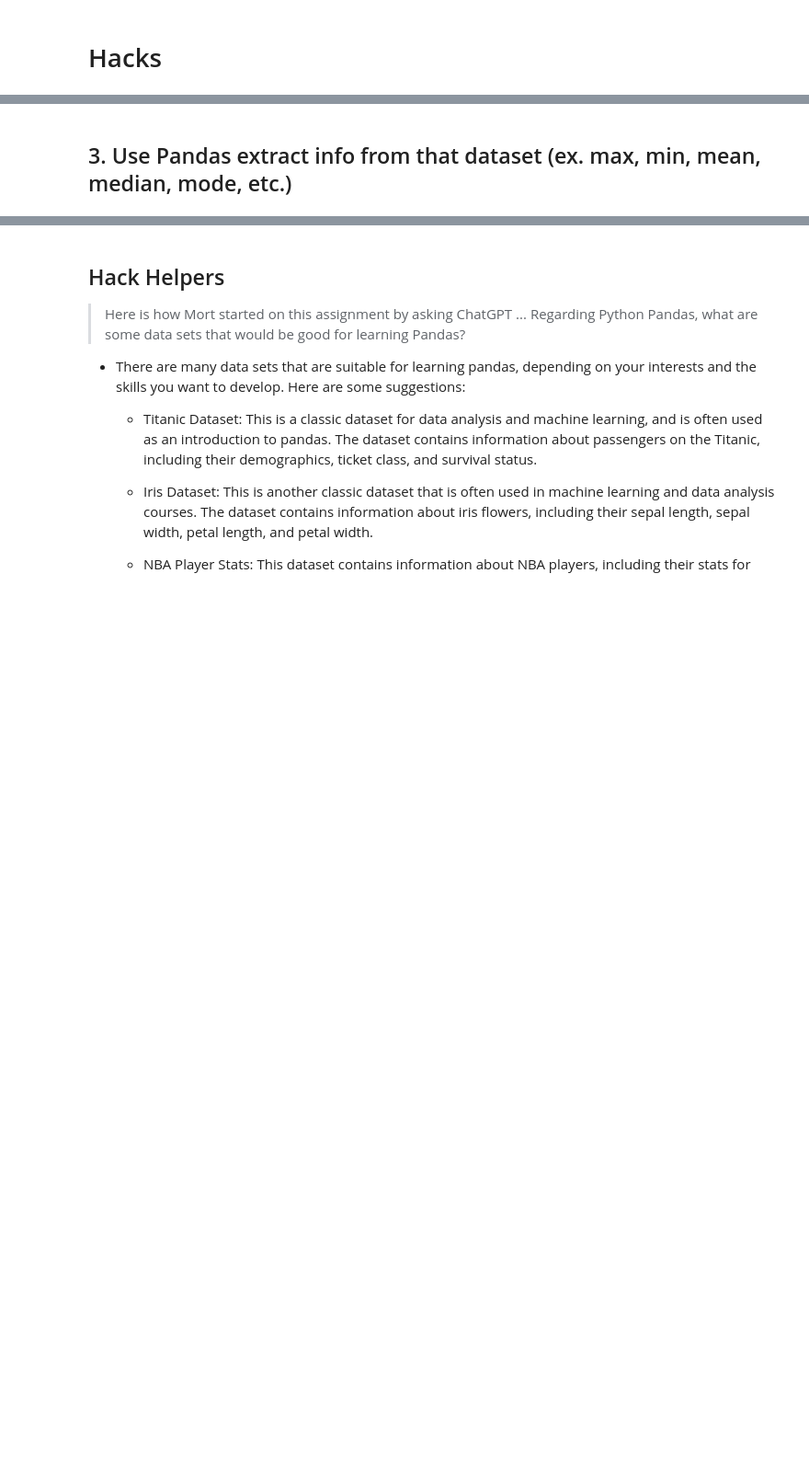
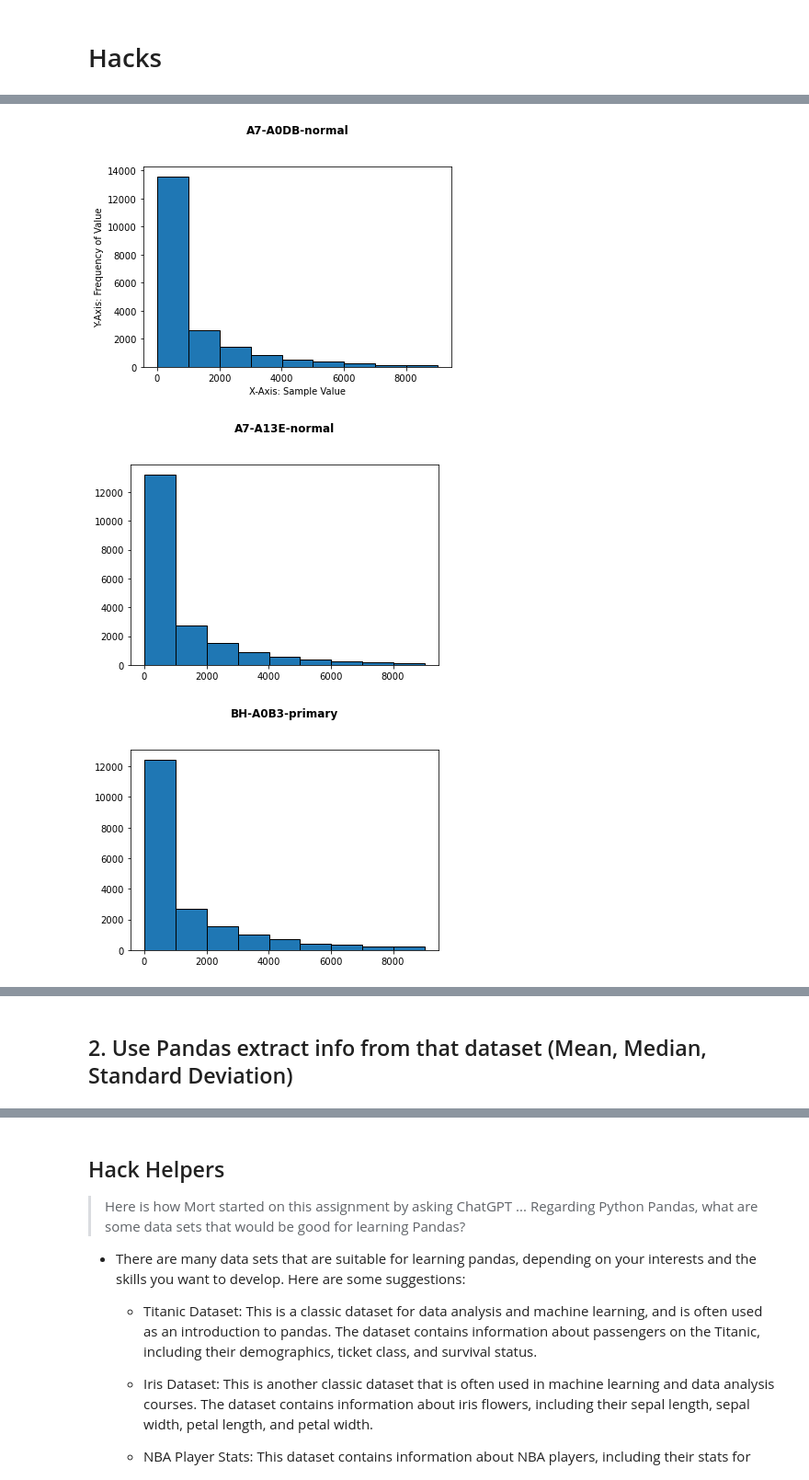
Before and after one commit to e-shen2022/APCSP_Blog, a Jupyter notebook: _notebooks/2023-03-09-AP-unit2-3.ipynb, the cells around one changed output, grey strips where cells are left out. Shown at 92% size. Saved outputs shown, nothing was run; the diff lists cells and outputs as text; code cells hidden in the pictures; blank space fills up the shorter version.

```diff
--- a/_notebooks/2023-03-09-AP-unit2-3.ipynb
+++ b/_notebooks/2023-03-09-AP-unit2-3.ipynb
@@ -304,0 +326,3 @@ fetch()
+# %%
+#Read file:
+df_2b = generate_df('2bFile.csv', summary)
@@ -304,0 +347,42 @@ fetch()
+# %%
+from matplotlib import pyplot as plt
+#Using the data in the DataFrame from #2b, plot a histogram for each of the following 4 columns
+
+#Get each column individually
+column1 = df_2b['A7-A0DB-normal']
+column2 = df_2b['A7-A13E-normal']
+column3 = df_2b['BH-A0B3-primary']
+column4 = df_2b['BH-A0B5-primary']
+
+#Set bin to range from 10 to 10,000 with increments of 1000
+bins = range(10, 10000, 1000)
+
+plt.xlabel('X-Axis: Sample Value')
+plt.ylabel('Y-Axis: Frequency of Value')
+
+#Convert column into a list of values
+col1_list = column1.values.tolist()
+#Set sample_values as x values
+plt.hist(col1_list, bins=bins, edgecolor='black')
+plt.title('A7-A0DB-normal\n\n',fontweight ="bold")
+plt.show()
+
+#Same code for Column 2, 3, & 4
+col2_list = column2.values.tolist()
+plt.hist(col2_list, bins=bins, edgecolor='black')
+plt.title('A7-A13E-normal\n\n',fontweight ="bold")
+plt.show()
+
+col3_list = column3.values.tolist()
+plt.hist(col3_list, bins=bins, edgecolor='black')
+plt.title('BH-A0B3-primary\n\n',fontweight ="bold")
+plt.show()
+
+col4_list = column4.values.tolist()
+plt.hist(col4_list, bins=bins, edgecolor='black')
+plt.title('BH-A0B5-primary\n\n',fontweight ="bold")
+plt.show()
+# %% [output]
+[figure, added]
+[figure, added]
+[figure, added]
@@ -305,2 +390,2 @@ fetch()
 # %% [markdown]
-<h2>3. Use Pandas extract info from that dataset (ex. max, min, mean, median, mode, etc.)</h2>
+<h2>2. Use Pandas extract info from that dataset (Mean, Median, Standard Deviation)</h2>
```
Also changed, not shown: parts of 6 cells of this notebook, 1 other file.
